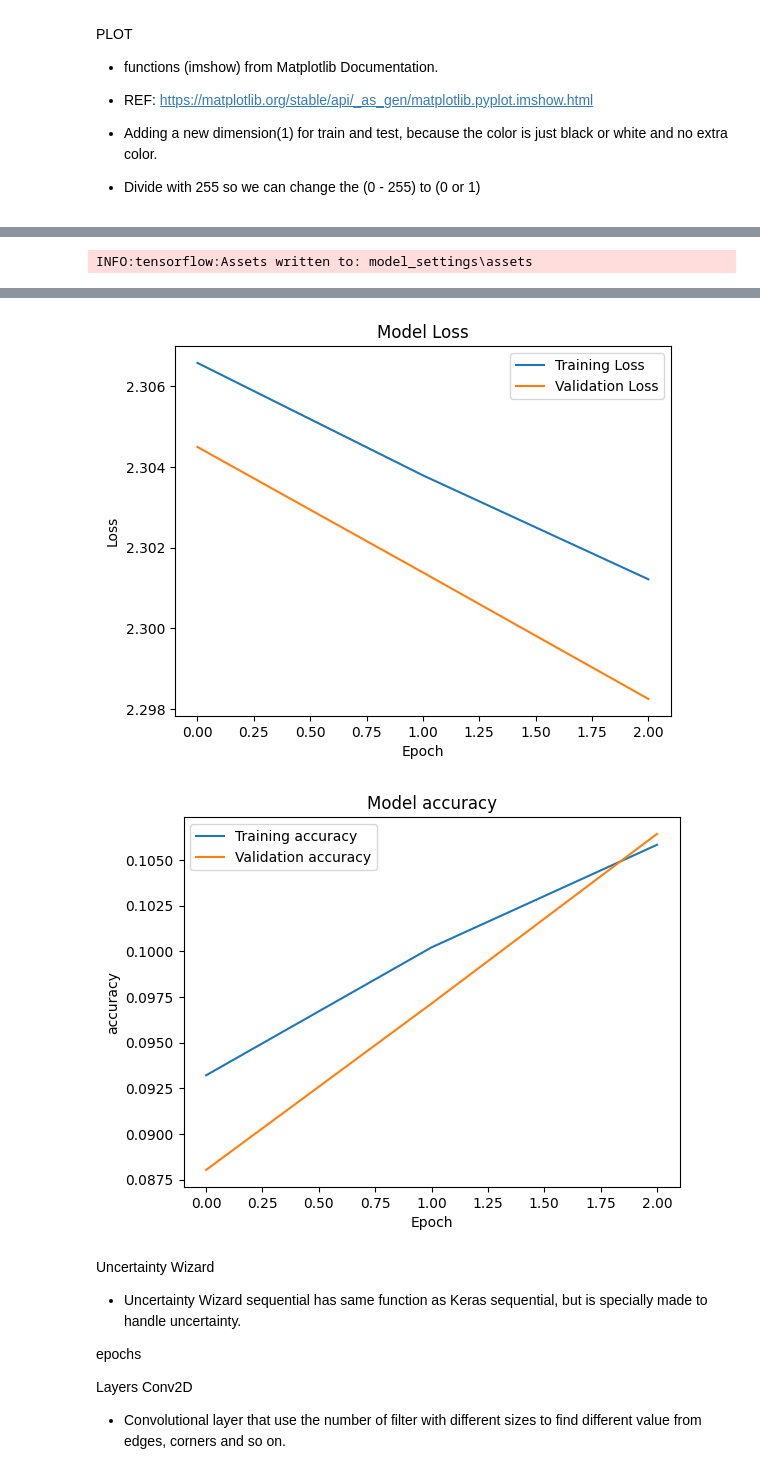
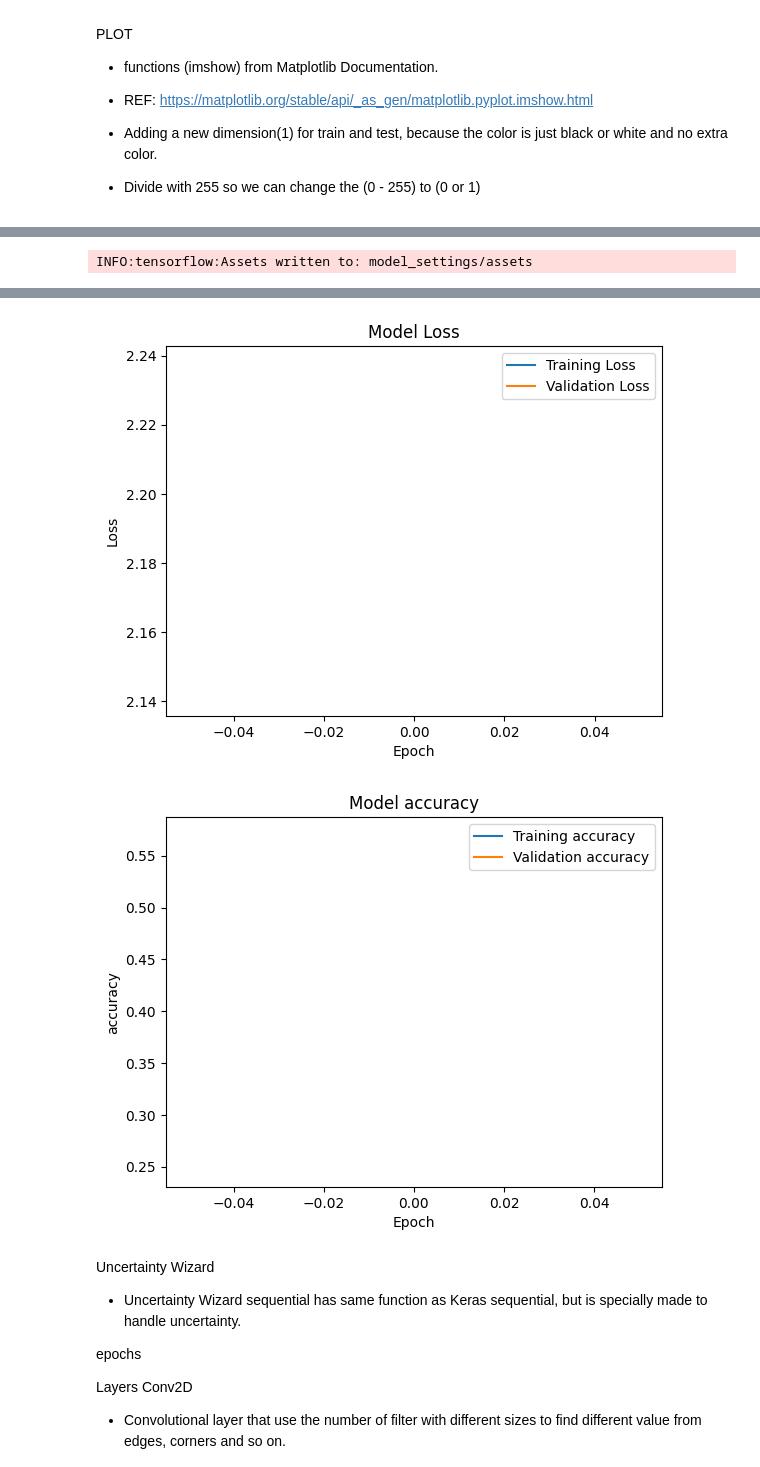
Before and after one commit to mrfratti/fihajo, a Jupyter notebook: Stochastic_Sequential_Mnist/Stochastic_Sequential_Mnist.ipynb, the cells around one changed output, grey strips where cells are left out. Saved outputs shown, nothing was run; the diff lists cells and outputs as text; code cells hidden in the pictures.

```diff
--- a/Stochastic_Sequential_Mnist/Stochastic_Sequential_Mnist.ipynb
+++ b/Stochastic_Sequential_Mnist/Stochastic_Sequential_Mnist.ipynb
@@ -105,8 +96,8 @@ model.save("model_settings", save_format='tf')
 print("FIT...")
 model_info = model.fit(x_train, y_train,
                        validation_split = 0.1,
-                       batch_size       = 2000,
-                       epochs           = 3,
+                       batch_size       = 32,
+                       epochs           = 1,
                        verbose          = 1,
                        callbacks        = [tf.keras.callbacks.EarlyStopping(patience=2)])
 
@@ -152,2 +139,2 @@ INFO:tensorflow:Assets written to: model_settings\assets
-INFO:tensorflow:Assets written to: model_settings\assets
+INFO:tensorflow:Assets written to: model_settings/assets
 FIT...
@@ -174,5 +157,5 @@ PLOT...
-[figure, old version]
+[figure, new version]
-[figure, old version]
+[figure, new version]
 # %% [markdown]
 Uncertainty Wizard
 * Uncertainty Wizard sequential has same function as Keras sequential, but is specially made to handle uncertainty.
```
Also changed, not shown: parts of 3 cells of this notebook, 2 other files.
